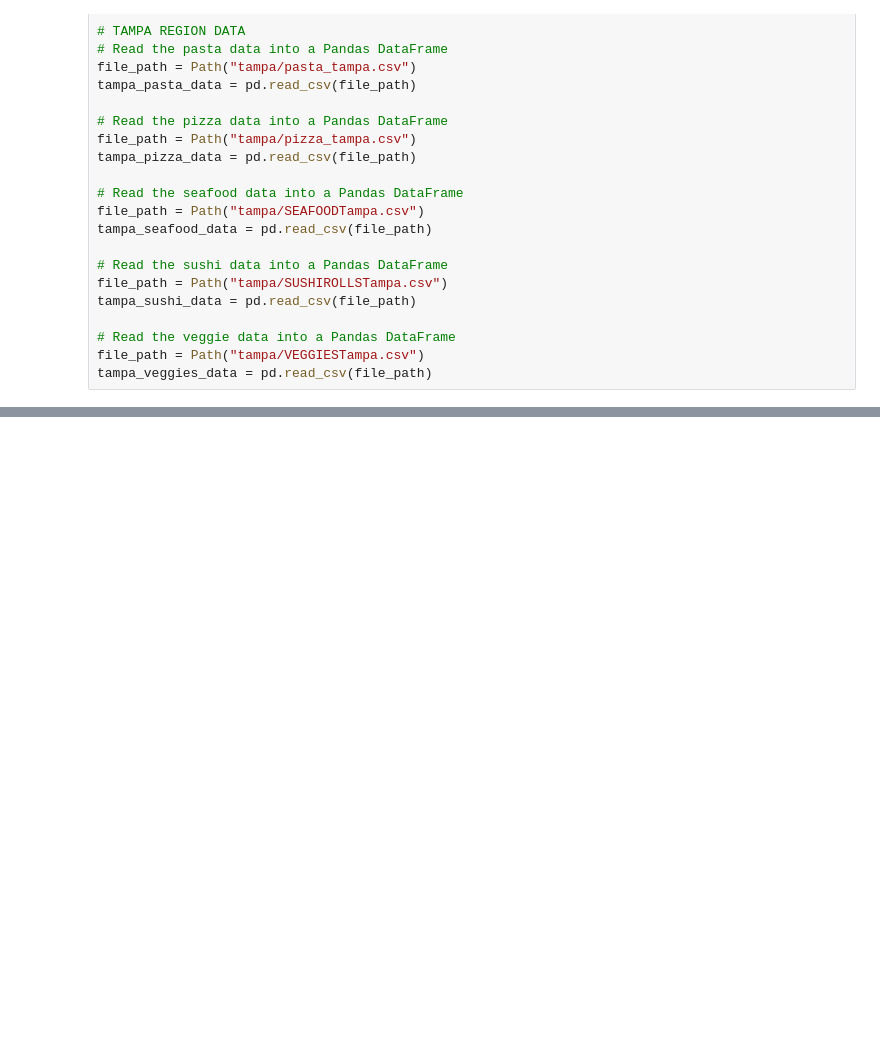
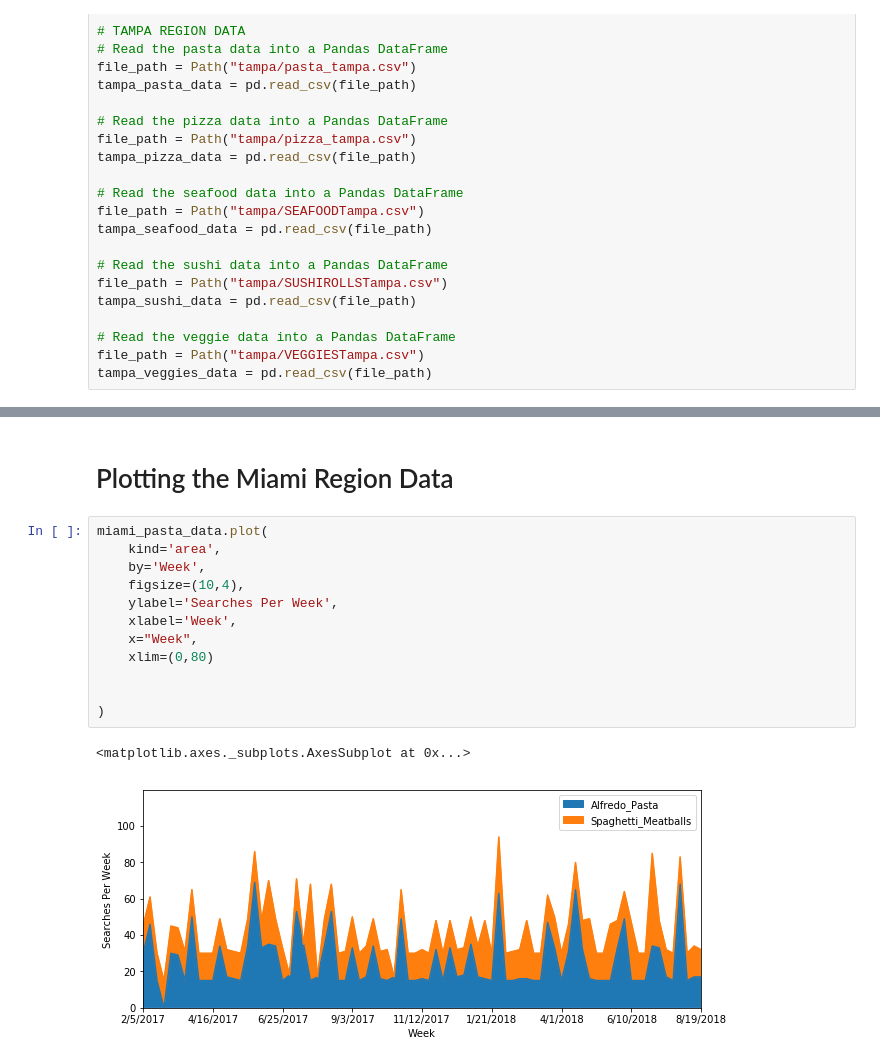
Before and after one commit to EdyQuin/FintechProject1, a Jupyter notebook: specific_dishes_comparisons_by_region/joined_data.ipynb, the cells around one changed output, grey strips where cells are left out. Saved outputs shown, nothing was run; the diff lists cells and outputs as text; blank space fills up the shorter version.

```diff
--- a/specific_dishes_comparisons_by_region/joined_data.ipynb
+++ b/specific_dishes_comparisons_by_region/joined_data.ipynb
@@ -379,0 +78,17 @@ tampa_region_all.hvplot.bar(
+# %% [markdown]
+# Plotting the Miami Region Data
+# %%
+miami_pasta_data.plot(
+    kind='area',
+    by='Week',
+    figsize=(10,4),
+    ylabel='Searches Per Week',
+    xlabel='Week',
+    x="Week",
+    xlim=(0,80)
+
+
+)
+# %% [output]
+<matplotlib.axes._subplots.AxesSubplot at 0x...>
+[figure, added]
```
Also changed, not shown: parts of 60 cells of this notebook, 1 other file.
